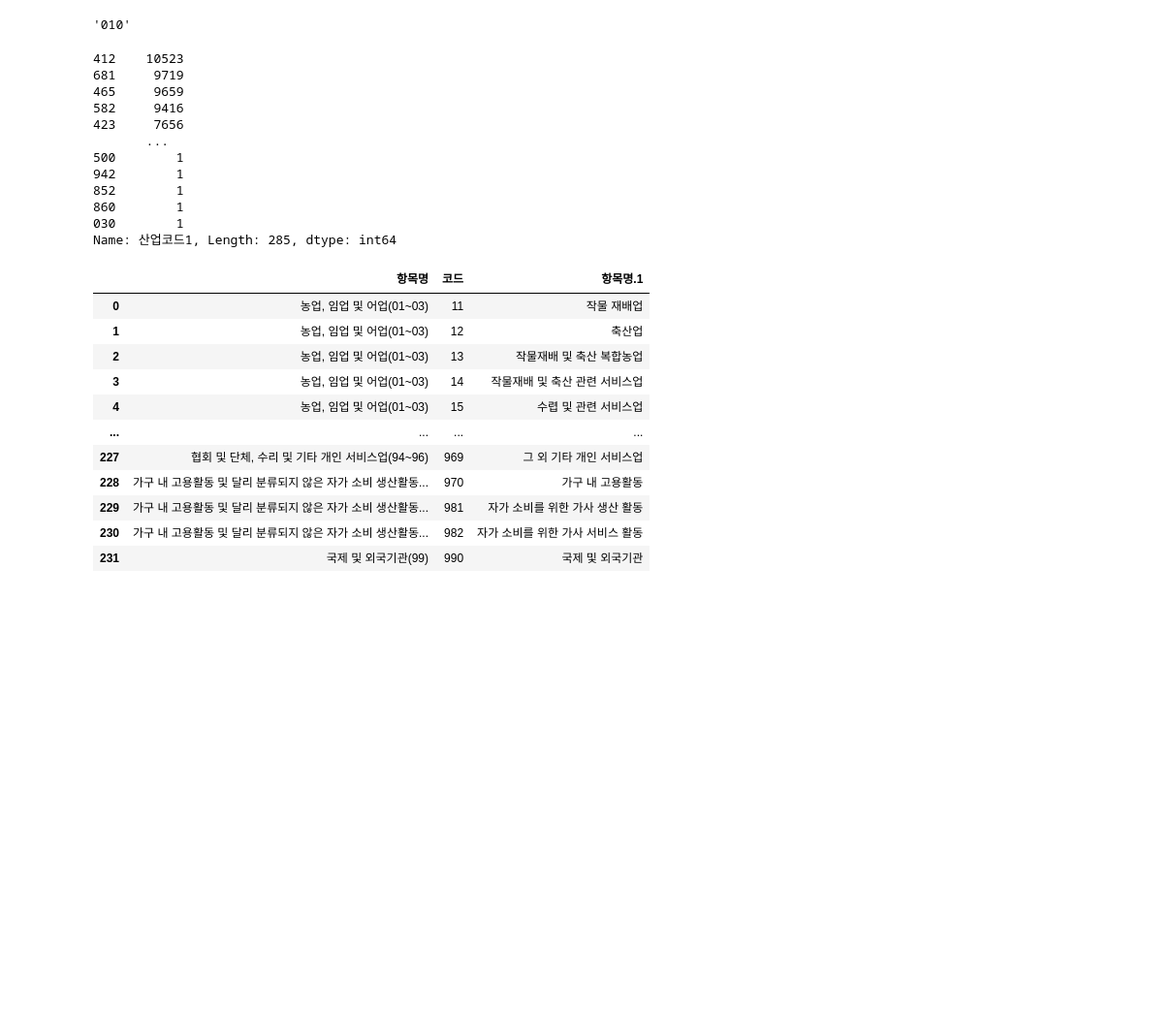
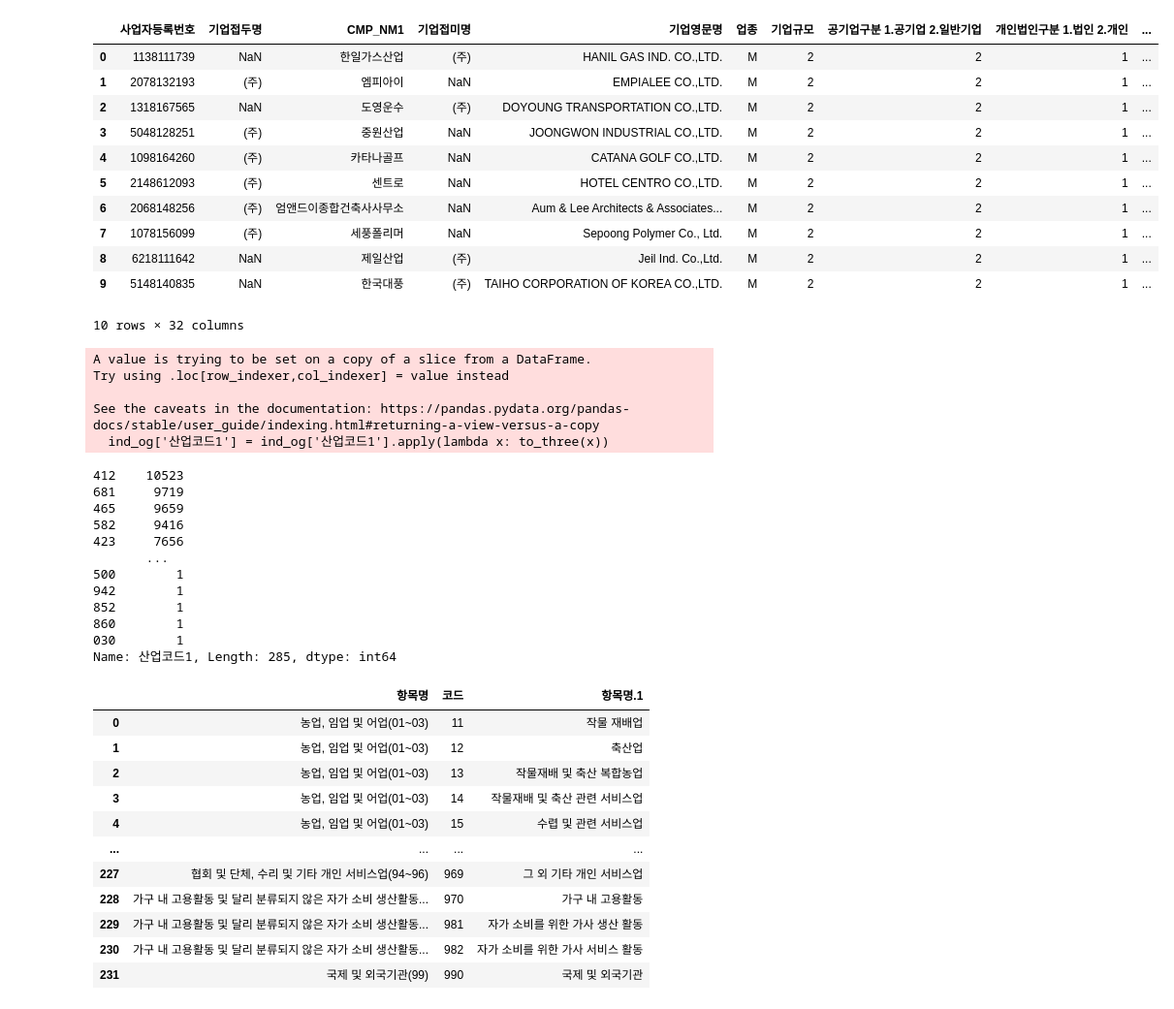
Before and after one commit to hjongc/competitions, a Jupyter notebook: predict_inactive/exploration/ind_code.ipynb, the cells around one changed output. Shown: that part at 97% size. Cells and saved outputs as stored; diff of their text form; code cells hidden in the pictures; blank space fills up the shorter version.

```diff
--- a/predict_inactive/exploration/ind_code.ipynb
+++ b/predict_inactive/exploration/ind_code.ipynb
@@ -27,3 +23,22 @@ ind_og
+# %%
+ind_og = non_financial
+
+# dropna 산업코드
+ind_og = ind_og.dropna(subset= ['산업코드1'])
+ind_og.head(10)
+# %% [output]
+|  | 사업자등록번호 | 기업접두명 | CMP_NM1 | 기업접미명 | 기업영문명 | 업종 | 기업규모 | 공기업구분 1.공기업 2.일반기업 | 개인법인구분 1.법인 2.개인 | ... |
+| 0 | 1138111739 | NaN | 한일가스산업 | (주) | HANIL GAS IND. CO.,LTD. | M | 2 | 2 | 1 | ... |
+| 1 | 2078132193 | (주) | 엠피아이 | NaN | EMPIALEE CO.,LTD. | M | 2 | 2 | 1 | ... |
+| 2 | 1318167565 | NaN | 도영운수 | (주) | DOYOUNG TRANSPORTATION CO.,LTD. | M | 2 | 2 | 1 | ... |
+| 3 | 5048128251 | (주) | 중원산업 | NaN | JOONGWON INDUSTRIAL CO.,LTD. | M | 2 | 2 | 1 | ... |
+| 4 | 1098164260 | (주) | 카타나골프 | NaN | CATANA GOLF CO.,LTD. | M | 2 | 2 | 1 | ... |
+| 5 | 2148612093 | (주) | 센트로 | NaN | HOTEL CENTRO CO.,LTD. | M | 2 | 2 | 1 | ... |
+| 6 | 2068148256 | (주) | 엄앤드이종합건축사사무소 | NaN | Aum & Lee Architects & Associates... | M | 2 | 2 | 1 | ... |
+| 7 | 1078156099 | (주) | 세풍폴리머 | NaN | Sepoong Polymer Co., Ltd. | M | 2 | 2 | 1 | ... |
+| 8 | 6218111642 | NaN | 제일산업 | (주) | Jeil Ind. Co.,Ltd. | M | 2 | 2 | 1 | ... |
+| 9 | 5148140835 | NaN | 한국대풍 | (주) | TAIHO CORPORATION OF KOREA CO.,LTD. | M | 2 | 2 | 1 | ... |
+10 rows × 32 columns
 # %%
 def to_three(s):
     if len(str(int(s))) == 4:
@@ -32,26 +47,27 @@ def to_three(s):
         tmp = str(int(s))
 
     return tmp[:3]
-# %%
-to_three(1020.0)
-# %% [output]
-'010'
 # %%
 ind_og['산업코드1'] = ind_og['산업코드1'].apply(lambda x: to_three(x))
 ind_og['산업코드1'].value_counts()
 # %% [output]
-412    10523
-681     9719
-465     9659
-582     9416
-423     7656
-       ...
-500        1
-942        1
-852        1
-860        1
-030        1
-Name: 산업코드1, Length: 285, dtype: int64
+A value is trying to be set on a copy of a slice from a DataFrame.
+Try using .loc[row_indexer,col_indexer] = value instead
+
+See the caveats in the documentation: https://pandas.pydata.org/pandas-docs/stable/user_guide/indexing.html#returning-a-view-versus-a-copy
+  ind_og['산업코드1'] = ind_og['산업코드1'].apply(lambda x: to_three(x))
+412    10523
+681     9719
+465     9659
+582     9416
+423     7656
+       ...
+500        1
+942        1
+852        1
+860        1
+030        1
+Name: 산업코드1, Length: 285, dtype: int64
 # %%
 standard_ind_code = pd.read_excel('../dataset/산업분류/standard_ind_code.xlsx', header=2)
 standard_ind_code = standard_ind_code.fillna(method='ffill')
```
Also changed, not shown: parts of 12 cells of this notebook.
